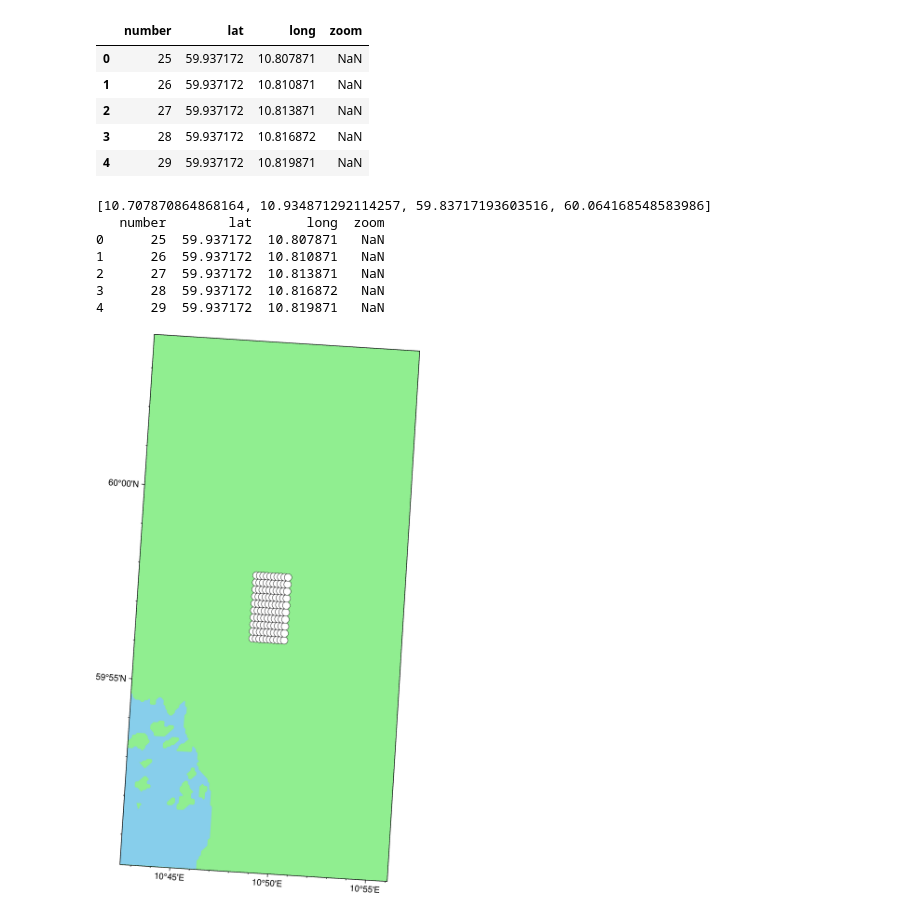
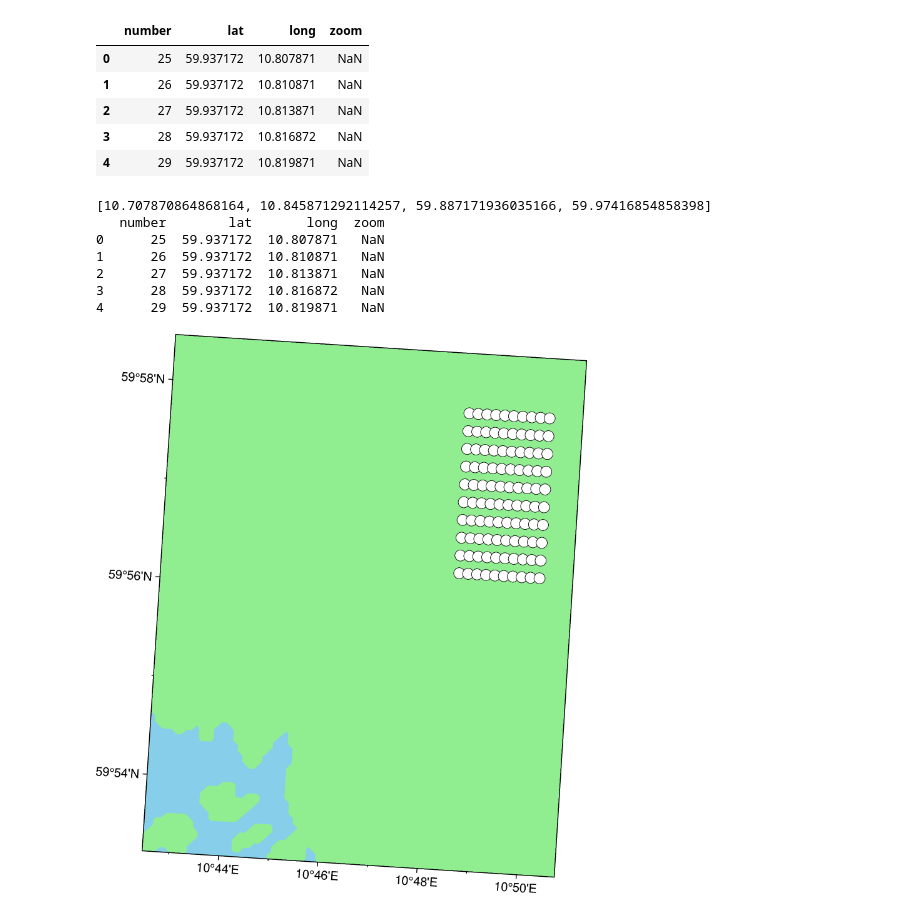
Before and after one commit to lukegriffiths/trampolines, a Jupyter notebook: visualisation.ipynb, the cells around one changed output. Saved outputs shown, nothing was run; the diff lists cells and outputs as text; code cells hidden in the pictures.

Commit message:
Updated visualisation

```diff
--- a/visualisation.ipynb
+++ b/visualisation.ipynb
@@ -16,28 +16,28 @@ df.head()
 # %%
 import pygmt
 
 region = [
     df.long.min() - 0.1,
-    df.long.max() + 0.1,
-    df.lat.min() - 0.1,
-    df.lat.max() + 0.1,
+    df.long.max() + 0.011,
+    df.lat.min() - 0.05,
+    df.lat.max() + 0.01,
 ]
 
 print(region)
 print(df.head())
 
 fig = pygmt.Figure()
 fig.basemap(region=region, projection="U33R/12c", frame=True)
 fig.coast(land="lightgreen", water="skyblue")
 fig.plot(x=df.long, y=df.lat, style="c0.3c", color="white", pen="black")
 fig.show()
-fig.savefig('./figures/map.png'), dpi=400)
+fig.savefig('./figures/map.png', dpi=400)
 # %% [output]
-[10.707870864868164, 10.934871292114257, 59.83717193603516, 60.064168548583986]
+[10.707870864868164, 10.845871292114257, 59.887171936035166, 59.97416854858398]
    number        lat       long  zoom
 0      25  59.937172  10.807871   NaN
 1      26  59.937172  10.810871   NaN
 2      27  59.937172  10.813871   NaN
 3      28  59.937172  10.816872   NaN
 4      29  59.937172  10.819871   NaN
-[figure, old version]
+[figure, new version]
```
Also changed, not shown: parts of 4 cells of this notebook.
